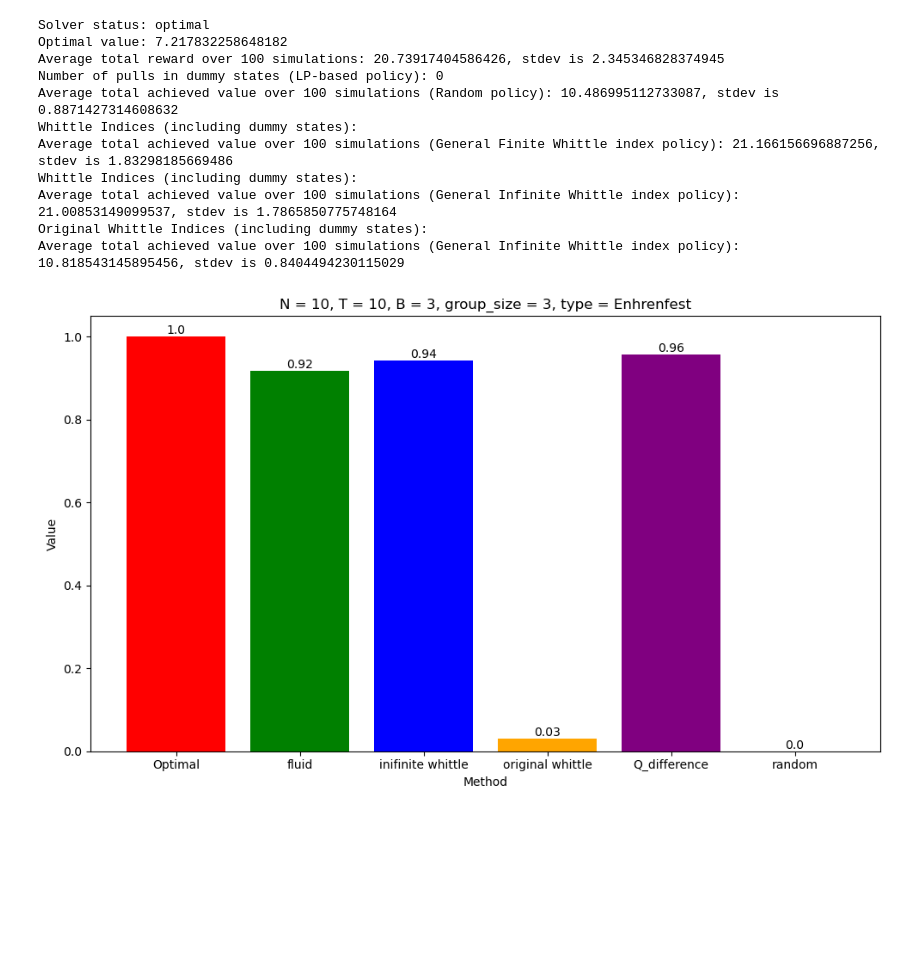
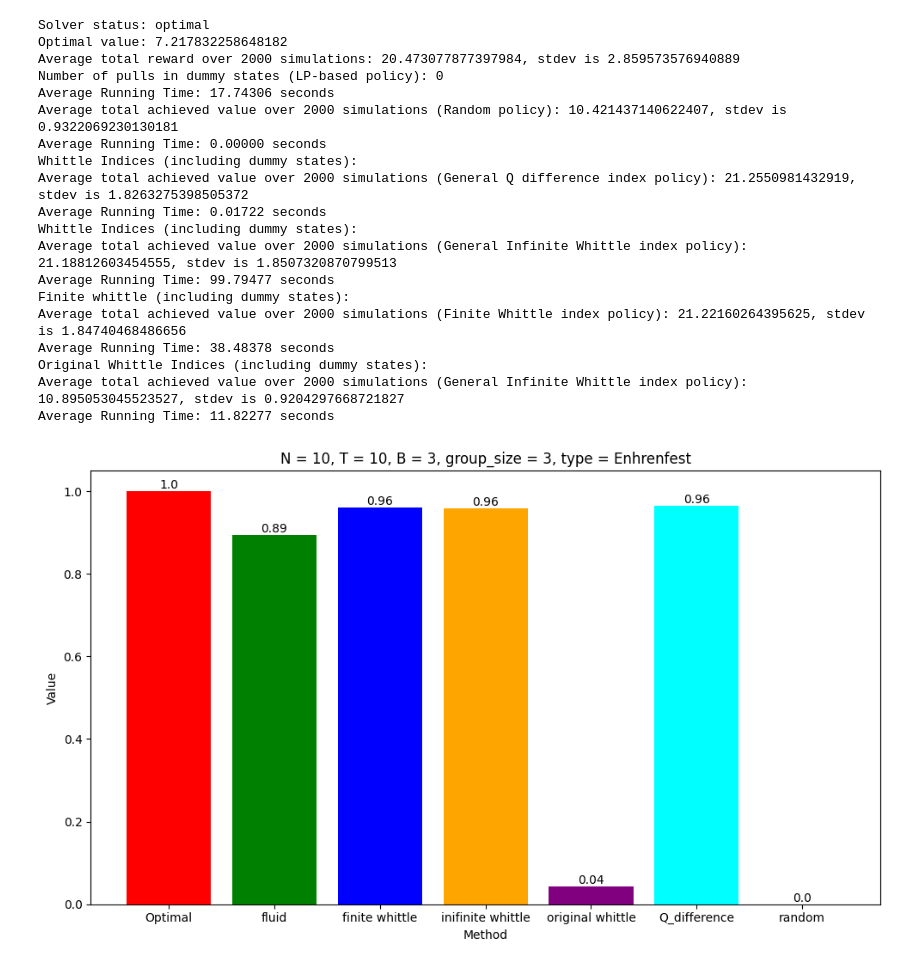
Before and after one commit to Haichuan23/Single_Use_RMAB, a Jupyter notebook: New_Experiment/Enhrenfest_new_experiment.ipynb, the cells around one changed output. Saved outputs shown, nothing was run; the diff lists cells and outputs as text; code cells hidden in the pictures; blank space fills up the shorter version.

Commit message:
add finite whittle for enhrenfest, add time computation

```diff
--- a/New_Experiment/Enhrenfest_new_experiment.ipynb
+++ b/New_Experiment/Enhrenfest_new_experiment.ipynb
@@ -65,46 +65,65 @@ def comparison(S, N, group_member_num, K, S_prime, A, T, mu_lst,lambda_lst,time_
     P = generate_transition_matrix_with_dummy_states(N, S, S, mu_lst, lambda_lst, time_step)
     P_original = P[:, :S, :, :S]+P[:,:S,:,S:]
 
-    optimal_reward, fluid_reward, fluid_std = fluid_policy(N, T, S, S_prime, A, K, group_member_num, P, num_simulations, potential_reward_lst, time_step)
-    random_reward, random_std = random_policy(N, T, S, S_prime, A, K, group_member_num, P, num_simulations, potential_reward_lst, time_step)
-    Q_difference_reward, Q_difference_std =  Q_difference_policy(N, T, S, S_prime, A, K, group_member_num, P, num_simulations, potential_reward_lst, time_step)
-    infinite_whittle_reward, infinite_whittle_std = infinite_whittle_policy(N, T, S, S_prime, A, K, group_member_num, P, num_simulations, potential_reward_lst, time_step)
-    original_whittle_reward, original_whittle_std = original_whittle_policy(N, T, S, A, K, group_member_num, P_original, num_simulations, potential_reward_lst, time_step)
-
+    optimal_reward, fluid_reward, fluid_std, fluid_time = fluid_policy(N, T, S, S_prime, A, K, group_member_num, P, num_simulations, potential_reward_lst, time_step)
+    random_reward, random_std,random_time = random_policy(N, T, S, S_prime, A, K, group_member_num, P, num_simulations, potential_reward_lst, time_step)
+    Q_difference_reward, Q_difference_std,Q_difference_time =  Q_difference_policy(N, T, S, S_prime, A, K, group_member_num, P, num_simulations, potential_reward_lst, time_step)
+    infinite_whittle_reward, infinite_whittle_std,infinite_whittle_time = infinite_whittle_policy(N, T, S, S_prime, A, K, group_member_num, P, num_simulations, potential_reward_lst, time_step)
+    finite_whittle_reward, finite_whittle_std,finite_whittle_time=finite_whittle_policy(N, T, S, S_prime, A, K, group_member_num, P, num_simulations, potential_reward_lst, time_step)
+    original_whittle_reward, original_whittle_std,original_whittle_time = original_whittle_policy(N, T, S, A, K, group_member_num, P_original, num_simulations, potential_reward_lst, time_step)
 
     experiment_synthetic_result = {
         "Optimal": (optimal_reward, None),
         "fluid": (fluid_reward, fluid_std),
+        "finite whittle": (finite_whittle_reward,finite_whittle_std),
         "inifinite whittle": (infinite_whittle_reward, infinite_whittle_std),
         "original whittle": (original_whittle_reward, original_whittle_std),
         "Q_difference": (Q_difference_reward, Q_difference_std),
         "random": (random_reward, random_std)
     }
+    running_time_dict = {
+        "fluid": (fluid_time),
+        "finite whittle": (finite_whittle_time),
+        "inifinite whittle": (infinite_whittle_time),
+        "original whittle": (original_whittle_time),
+        "Q_difference": (Q_difference_time),
+        "random": (random_time)
+    }
+
     plot_methods_with_confidence(experiment_synthetic_result, N, T, K, group_member_num, num_simulations, type, lower_bound_method="random")
+    return experiment_synthetic_result,running_time_dict
 # %%
 S = 10
 N = 10
 group_member_num = 3
 K = 3
 S_prime = S * 2
 A = 2
 T = 10
-num_simulations = 100
+num_simulations = 2000
 time_step = 0.01
 mu_lst = sample_mu_values(N)
 lambda_lst = sample_lambda_values(N)
 potential_reward_lst = np.random.uniform(1, 10, N)
-comparison(S, N, group_member_num, K, S_prime, A, T, mu_lst,lambda_lst,time_step,potential_reward_lst,num_simulations, 'Enhrenfest')
+test_result, running_time_result=comparison(S, N, group_member_num, K, S_prime, A, T, mu_lst,lambda_lst,time_step,potential_reward_lst,num_simulations, 'Enhrenfest')
 # %% [output]
 Solver status: optimal
 Optimal value: 7.217832258648182
-Average total reward over 100 simulations: 20.73917404586426, stdev is 2.345346828374945
+Average total reward over 2000 simulations: 20.473077877397984, stdev is 2.859573576940889
 Number of pulls in dummy states (LP-based policy): 0
-Average total achieved value over 100 simulations (Random policy): 10.486995112733087, stdev is 0.8871427314608632
+Average Running Time: 17.74306 seconds
+Average total achieved value over 2000 simulations (Random policy): 10.421437140622407, stdev is 0.9322069230130181
+Average Running Time: 0.00000 seconds
 Whittle Indices (including dummy states):
-Average total achieved value over 100 simulations (General Finite Whittle index policy): 21.166156696887256, stdev is 1.83298185669486
+Average total achieved value over 2000 simulations (General Q difference index policy): 21.2550981432919, stdev is 1.8263275398505372
+Average Running Time: 0.01722 seconds
 Whittle Indices (including dummy states):
-Average total achieved value over 100 simulations (General Infinite Whittle index policy): 21.00853149099537, stdev is 1.7865850775748164
+Average total achieved value over 2000 simulations (General Infinite Whittle index policy): 21.18812603454555, stdev is 1.8507320870799513
+Average Running Time: 99.79477 seconds
+Finite whittle (including dummy states):
+Average total achieved value over 2000 simulations (Finite Whittle index policy): 21.22160264395625, stdev is 1.84740468486656
+Average Running Time: 38.48378 seconds
 Original Whittle Indices (including dummy states):
-Average total achieved value over 100 simulations (General Infinite Whittle index policy): 10.818543145895456, stdev is 0.8404494230115029
+Average total achieved value over 2000 simulations (General Infinite Whittle index policy): 10.895053045523527, stdev is 0.9204297668721827
+Average Running Time: 11.82277 seconds
-[figure, old version]
+[figure, new version]
```
Also changed, not shown: parts of 1 cell of this notebook, 17 other files.
